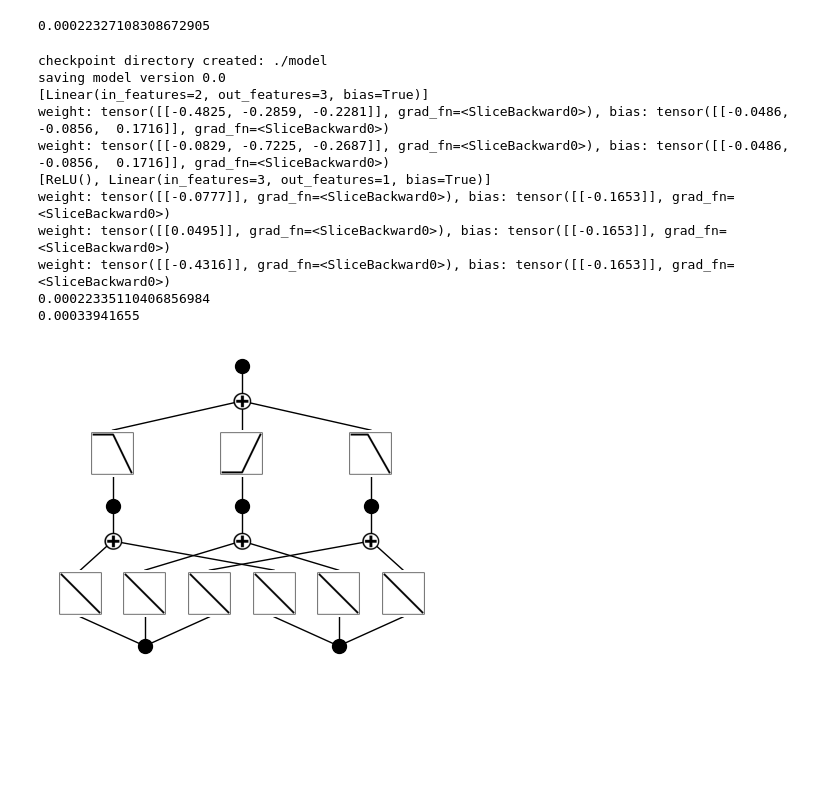
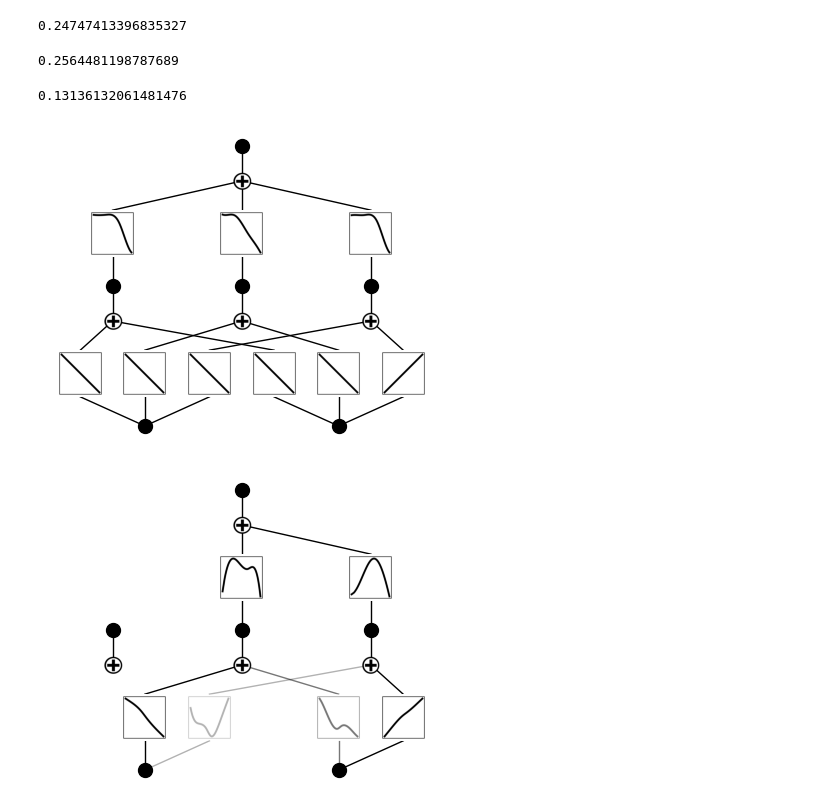
Before and after one commit to MGTUc/KANinitialization, a Jupyter notebook: kan/initializationExperiments/KANtoMLP.ipynb, the cells around one changed output. Cells and saved outputs as stored; diff of their text form; code cells hidden in the pictures; blank space fills up the shorter version.

```diff
--- a/kan/initializationExperiments/KANtoMLP.ipynb
+++ b/kan/initializationExperiments/KANtoMLP.ipynb
@@ -64,16 +38,4 @@ tensor([[-0.6783],
 # %%
-# X_train, X_test, y_train, y_test = train_test_split(X_kan.detach().numpy(), y_kan.detach().numpy(), test_size=0.2, random_state=42)
-# X_train = X_kan.detach().numpy()
-# y_train = y_kan.detach().numpy()
-# X_test = X_kan.detach().numpy()
-# y_test = y_kan.detach().numpy()
-
-# Standardize features
-# scaler = StandardScaler()
-# X_train = scaler.fit_transform(X_train)
-# X_test = scaler.transform(X_test)
-
-# Create TensorDatasets and DataLoaders
 train_dataset = TensorDataset(X_kan, y_kan)
 test_dataset = TensorDataset(X_kan, y_kan)
 
@@ -83,15 +45,16 @@ test_dataLoader = DataLoader(test_dataset, batch_size=16, shuffle=False)
 device = "cpu"
 
 model = NeuralNetwork().to(device)
-print(model)
-print(model.state_dict())
 loss_fn = nn.MSELoss()
-optimizer = torch.optim.SGD(model.parameters(), lr=1e-2)
+# optimizer = torch.optim.SGD(model.parameters(), lr=1e-2)
+optimizer = torch.optim.Adam(model.parameters(), lr=1e-2)
 
-
-epochs = 100
+epochs = 20
+rmse_history = []
 for t in range(epochs):
     print(f"Epoch {t+1}\n-------------------------------")
     train_loop(train_dataLoader, model, loss_fn, optimizer)
-    test_loop(test_dataLoader, model, loss_fn)
+    rmse_iter = test_loop(test_dataLoader, model, loss_fn)
+    print(f"RMSE: {rmse_iter:>8f}\n")
+    rmse_history.append(rmse_iter)
 # %% [output]
@@ -115,28 +78,29 @@ Test loss: 0.000223
 # %%
 model.eval()
 y_mlp_pred = model(X_kan).detach()
-print(mean_squared_error(y_kan.numpy(), y_mlp_pred.numpy()))
+print(rmse(y_kan, y_mlp_pred))
 # %% [output]
-0.00022327108308672905
+0.24747413396835327
 # %%
 new_layers = list(*model.children())
-kan2 = KAN(width=[2,3,1], seed=42, grid=100, scale_base_sigma=0)
-kan2.set_splines(x, modelPartitions=[new_layers[:1], new_layers[1:]])
+kan2 = KAN(width=[2,3,1], seed=seed, grid=3, scale_base_sigma=0, symbolic_enabled=False, auto_save=False)
+kan2.set_splines_MLP(x, modelPartitions=[new_layers[:1], new_layers[1:]])
 kan2.plot(beta=100)
 y_kan2_pred = kan2(X_kan).detach()
-kan2_mse = mean_squared_error(y_kan.numpy(), y_kan2_pred.numpy())
-print(kan2_mse)
-print(abs(kan2_mse/y_kan_mean))
+kan2_rmse = rmse(y_kan, y_kan2_pred)
+print(kan2_rmse)
+
+
+dataset1 = {'train_input':X_kan, 'train_label':y_kan, 'test_input': X_kan, 'test_label':y_kan}
+# f = lambda x: torch.exp(torch.sin(torch.pi*x[:,[0]]) + x[:,[1]]**2)
+# dataset = create_dataset(f, n_var=2, device=device)
+# kan2(dataset1['train_input'])
+kanFitLoss = kan2.fit(dataset1, opt="LBFGS", steps=20, lamb=0.01)
+kan2.plot(beta=100)
+y_kan2_pred_afterFit = kan2(X_kan).detach()
+print(rmse(y_kan, y_kan2_pred_afterFit))
 # %% [output]
-checkpoint directory created: ./model
-saving model version 0.0
-[Linear(in_features=2, out_features=3, bias=True)]
-weight: tensor([[-0.4825, -0.2859, -0.2281]], grad_fn=<SliceBackward0>), bias: tensor([[-0.0486, -0.0856,  0.1716]], grad_fn=<SliceBackward0>)
-weight: tensor([[-0.0829, -0.7225, -0.2687]], grad_fn=<SliceBackward0>), bias: tensor([[-0.0486, -0.0856,  0.1716]], grad_fn=<SliceBackward0>)
-[ReLU(), Linear(in_features=3, out_features=1, bias=True)]
-weight: tensor([[-0.0777]], grad_fn=<SliceBackward0>), bias: tensor([[-0.1653]], grad_fn=<SliceBackward0>)
-weight: tensor([[0.0495]], grad_fn=<SliceBackward0>), bias: tensor([[-0.1653]], grad_fn=<SliceBackward0>)
-weight: tensor([[-0.4316]], grad_fn=<SliceBackward0>), bias: tensor([[-0.1653]], grad_fn=<SliceBackward0>)
-0.00022335110406856984
-0.00033941655
+0.2564481198787689
+0.13136132061481476
-[figure, old version]
+[figure, new version]
+[figure, added]
```
Also changed, not shown: parts of 10 cells of this notebook, 26 other files.
